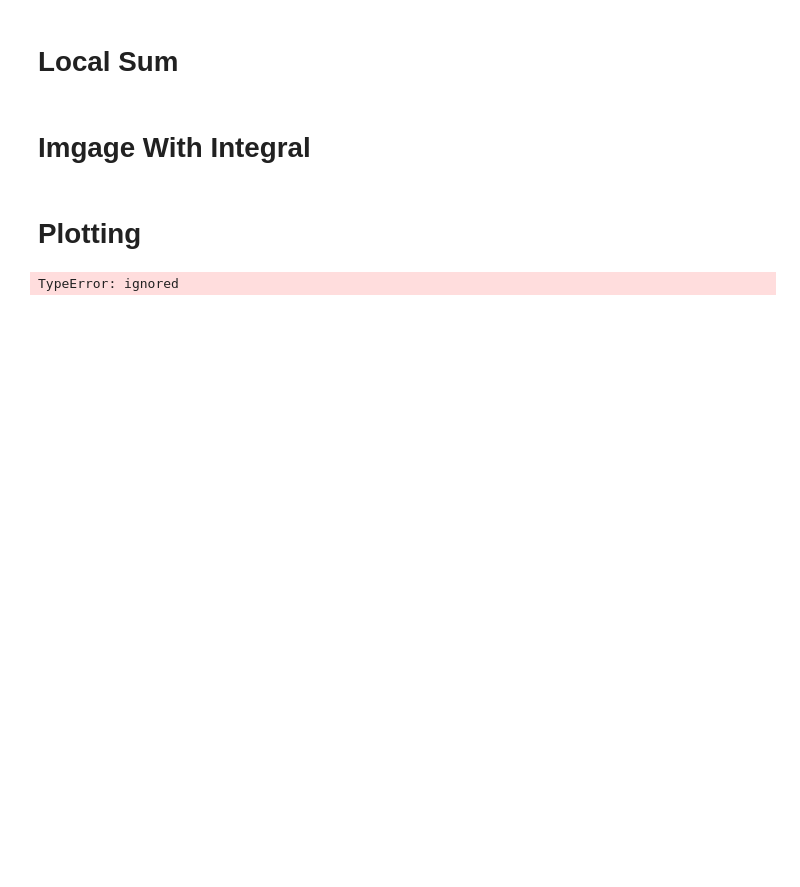
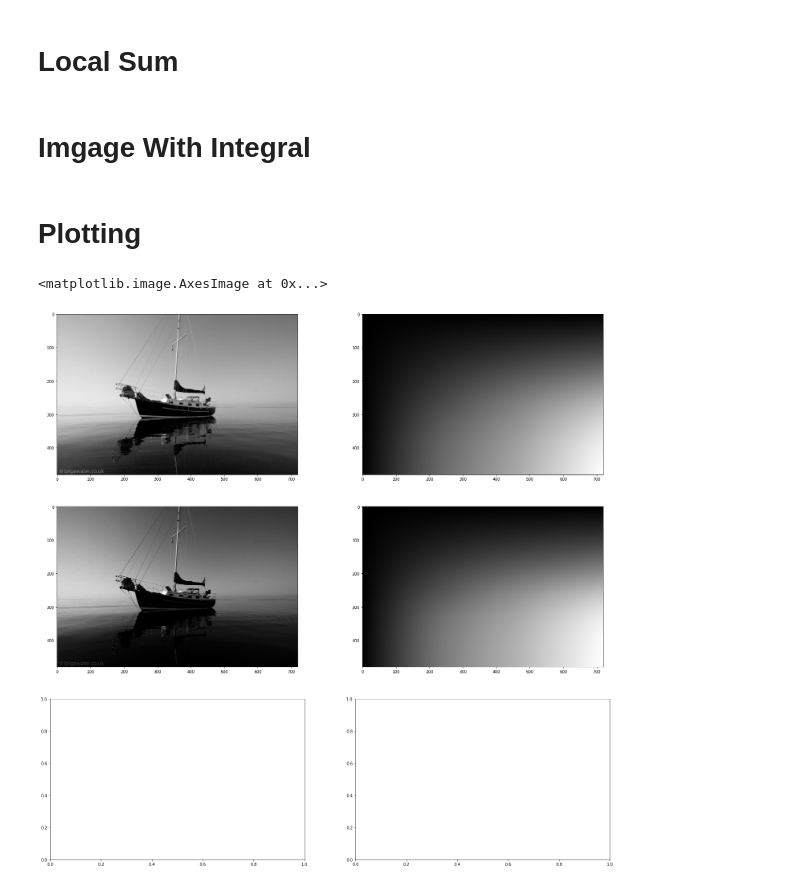
Before and after one commit to Anas36/Fictional_Processor, a Jupyter notebook: Ass1.ipynb, the cells around one changed output. Saved outputs shown, nothing was run; the diff lists cells and outputs as text; code cells hidden in the pictures; blank space fills up the shorter version.

```diff
--- a/Ass1.ipynb
+++ b/Ass1.ipynb
@@ -106,26 +106,27 @@ def imgWithIntegral(grayImage,width,height):
 # %%
 #plt has to be imported, see the previous sections
 image2 = integralArray(img)
 image4 = integralArray(sqr)
-image5 = imgWithIntegral(grayImage,1,1)
+# image5 = imgWithIntegral(grayImage,1,1)
 plt.subplots(nrows=3, ncols=2, figsize=(25, 25))
 
 plt.subplot(3,2,1)
 plt.imshow(img,  cmap = 'gray')
 
 plt.subplot(3,2,2)
 plt.imshow(image2,  cmap = 'gray')
 
 plt.subplot(3,2,3)
 plt.imshow(sqr,  cmap = 'gray')
 
 plt.subplot(3,2,4)
 plt.imshow(image4,  cmap = 'gray')
 
-plt.subplot(3,2,5)
-plt.imshow(image5,  cmap = 'gray')
+# plt.subplot(3,2,5)
+# plt.imshow(image5,  cmap = 'gray')
 
 # plt.subplot(3,2,6)
 # plt.imshow(image6,  cmap = 'gray')
 # %% [output]
-TypeError: ignored
+<matplotlib.image.AxesImage at 0x...>
+[figure, added]
```
